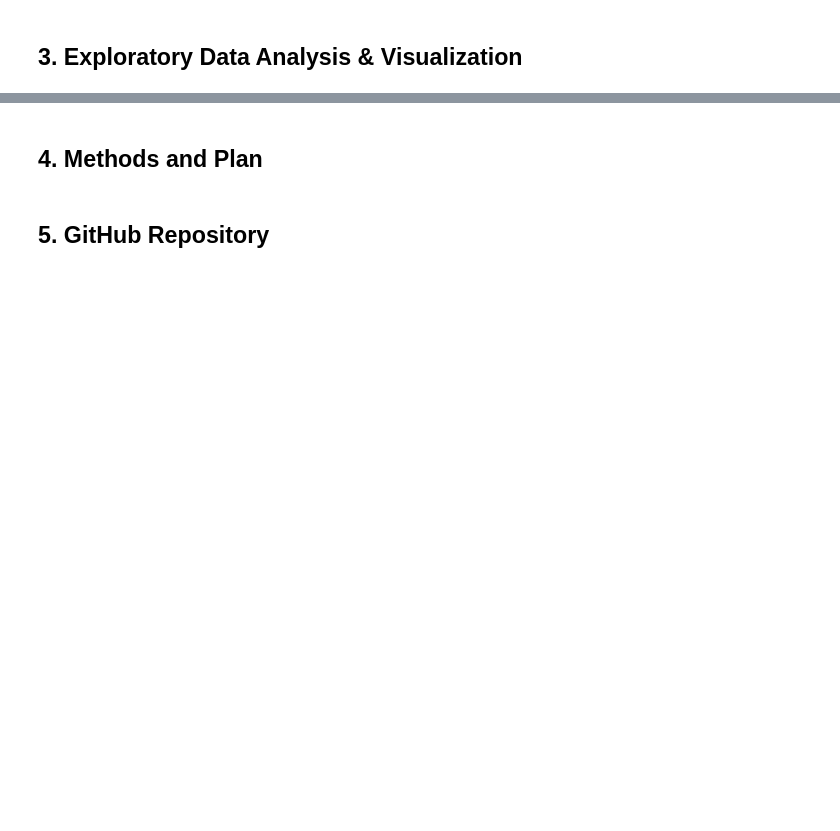
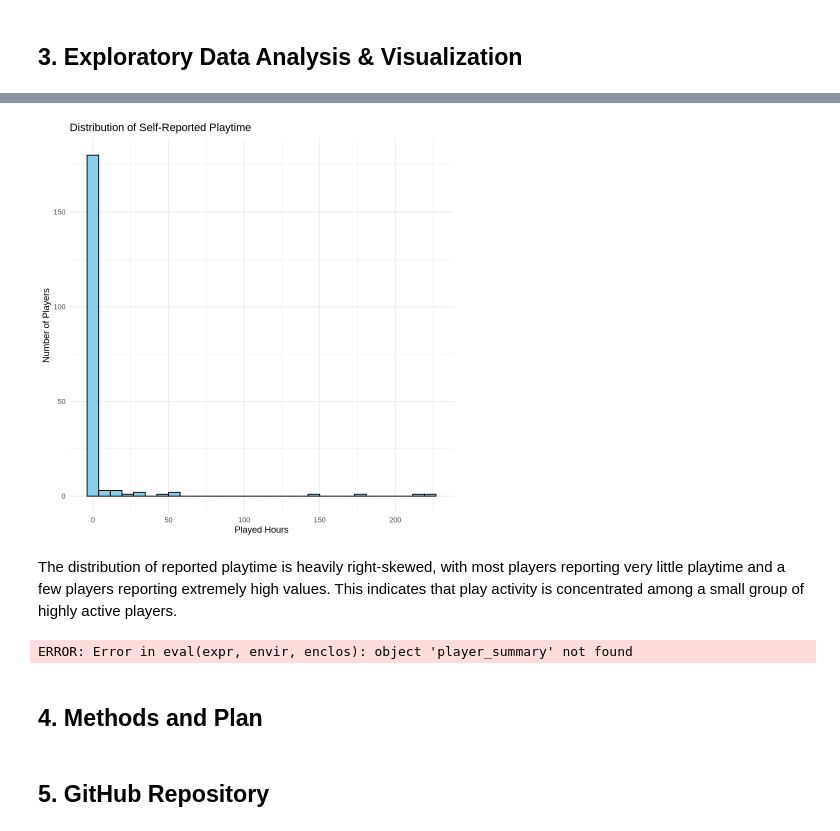
Before and after one commit to KayTee4/dsci100-minecraft-planning, a Jupyter notebook: project_planning.ipynb, the cells around one changed output, grey strips where cells are left out. Drawn from its saved outputs; the diff is of its cells as text; code cells hidden in the pictures; blank space fills up the shorter version.

```diff
--- a/project_planning.ipynb
+++ b/project_planning.ipynb
@@ -192,3 +220,30 @@ A tibble: 1 × 2
+# %%
+players |>
+  ggplot(aes(x = played_hours)) +
+  geom_histogram(bins = 30, fill = "skyblue", color = "black") +
+  labs(
+    title = "Distribution of Self-Reported Playtime",
+    x = "Played Hours",
+    y = "Number of Players"
+  ) +
+  theme_minimal()
+# %% [output]
+[figure, added]
+# %% [markdown]
+The distribution of reported playtime is heavily right-skewed, with most players reporting very little playtime and a few players reporting extremely high values.
+This indicates that play activity is concentrated among a small group of highly active players.
+# %%
+player_summary |>
+  ggplot(aes(x = num_sessions)) +
+  geom_histogram(bins = 30, fill = "lightgreen", color = "black") +
+  labs(
+    title = "Number of Sessions per Player",
+    x = "Number of Sessions",
+    y = "Number of Players"
+  ) +
+  theme_minimal()
+# %% [output]
+ERROR: Error in eval(expr, envir, enclos): object 'player_summary' not found
 # %% [markdown]
 ## 4. Methods and Plan
 # %% [markdown]
```
Also changed, not shown: parts of 7 cells of this notebook.
